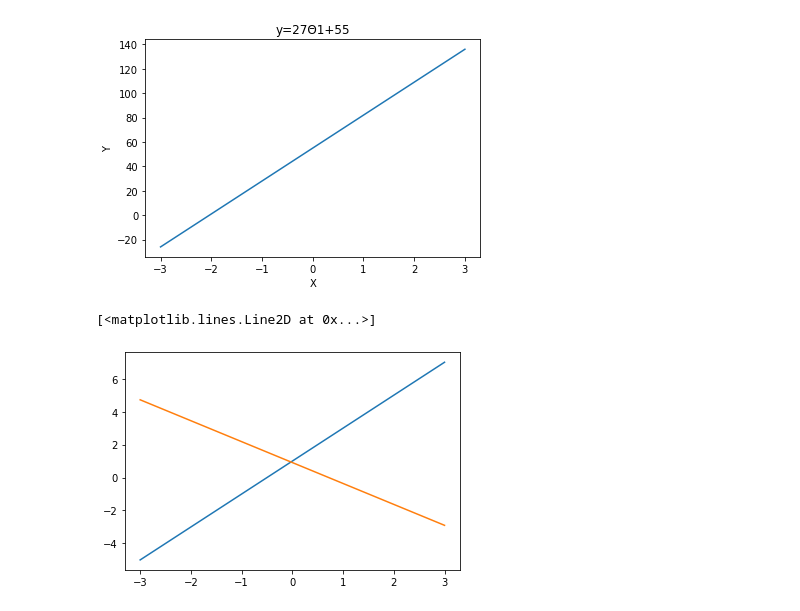
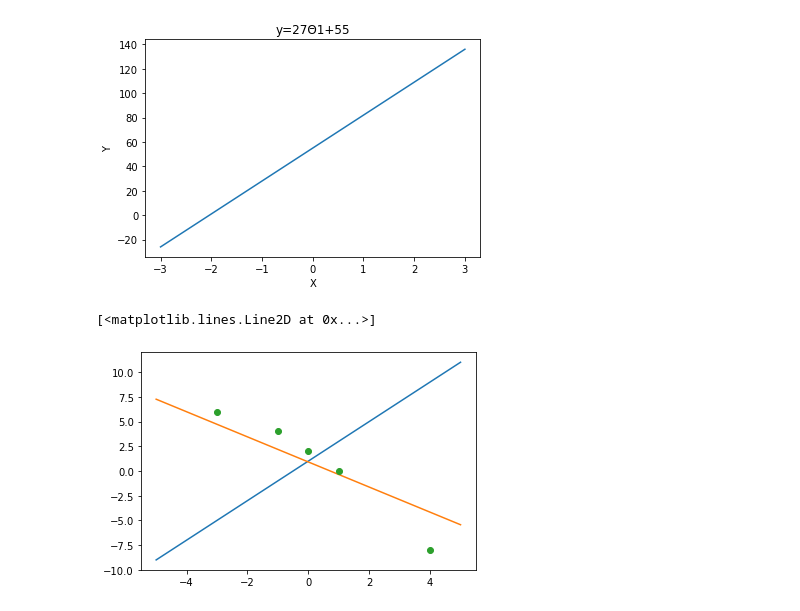
Before and after one commit to a22511234/110-1-SCU-Machine-Learning-Class, a Jupyter notebook: 資四A_07156145_黃子豪_HW2.ipynb, the cells around one changed output. Cells and saved outputs as stored; diff of their text form; code cells hidden in the pictures.

```diff
--- a/資四A_07156145_黃子豪_HW2.ipynb
+++ b/資四A_07156145_黃子豪_HW2.ipynb
@@ -24,9 +24,10 @@ plt.show()
 # %% [output]
 [figure]
 # %%
-x=np.linspace(-3,3,100)
+x=np.linspace(-5,5,100)
 plt.plot(x,1+2*x)
 plt.plot(x,0.91-1.27*x)
+plt.plot([-3,-1,0,1,4],[6,4,2,0,-8],'o')
 # %% [output]
 [<matplotlib.lines.Line2D at 0x...>]
-[figure, old version]
+[figure, new version]
```
